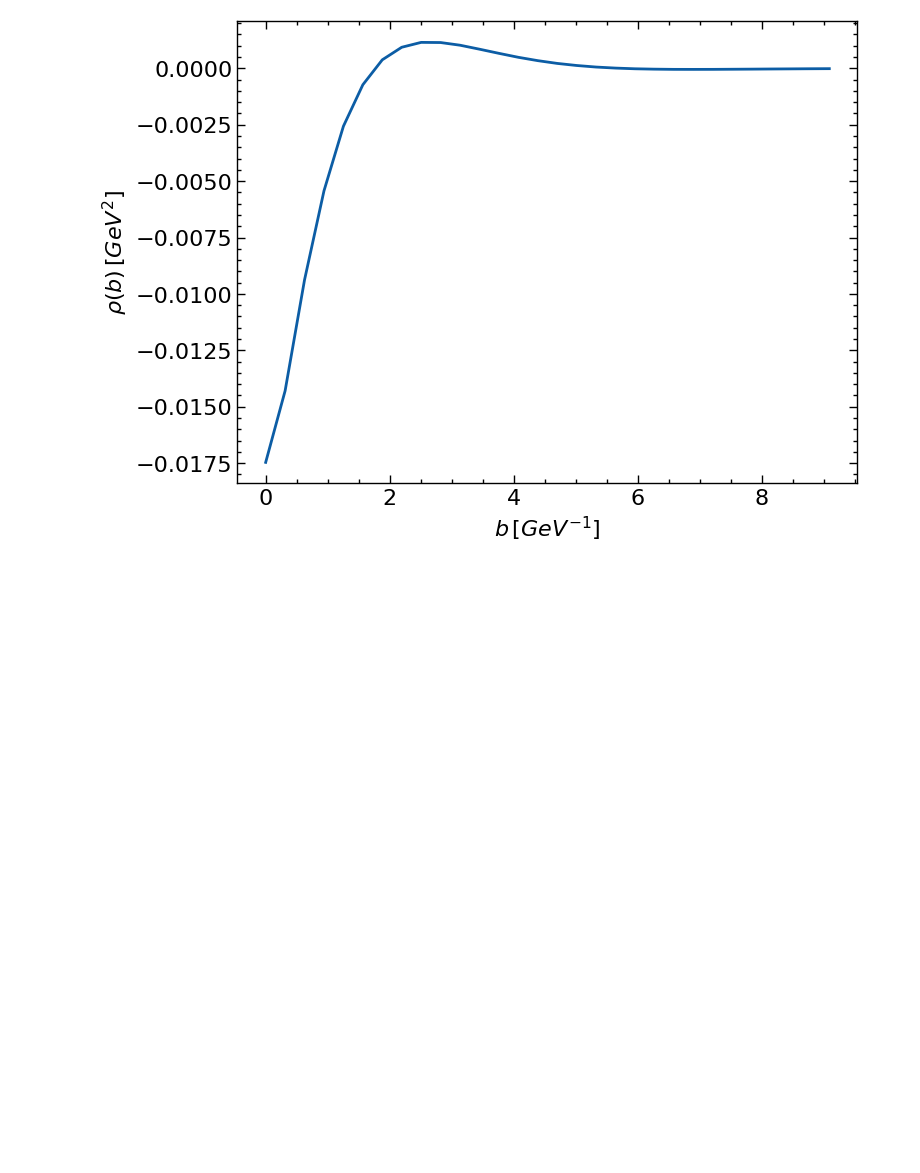
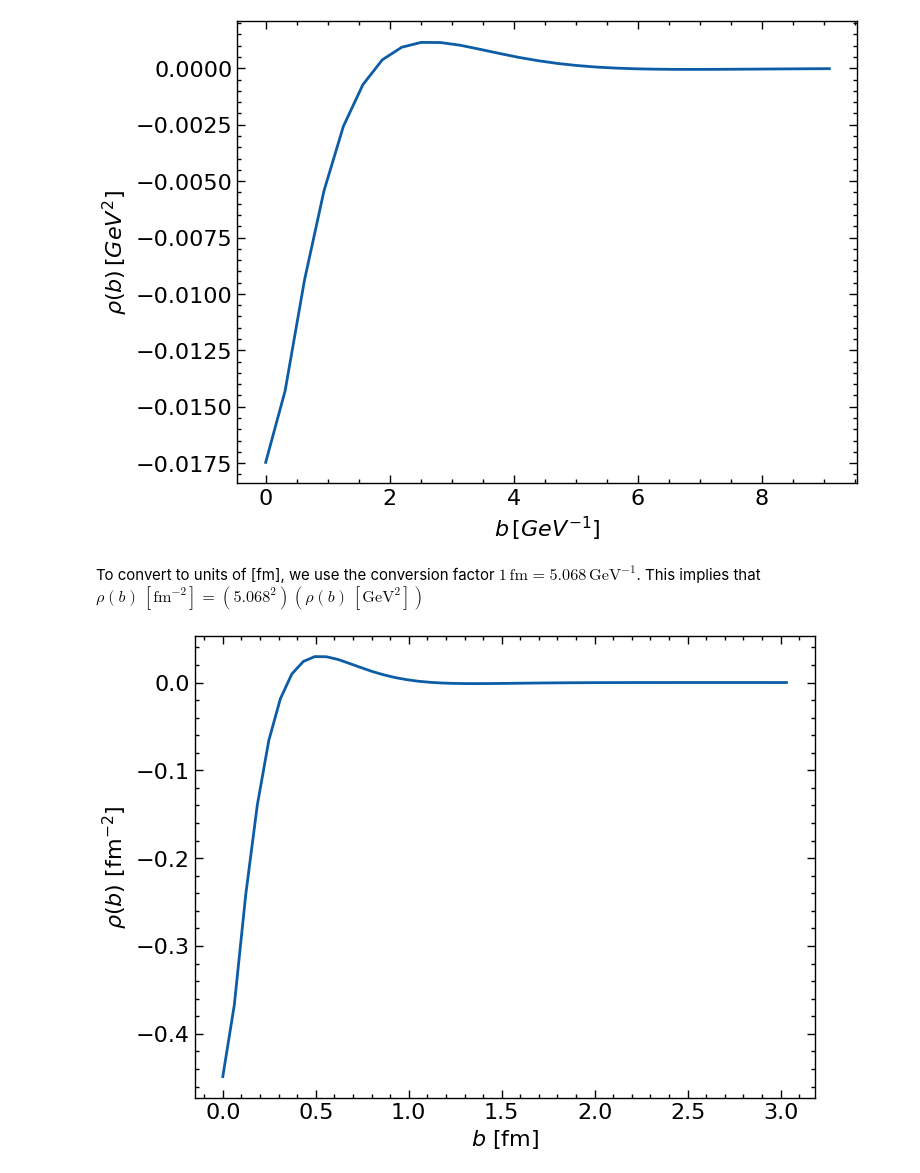
Before and after one commit to josh0429/neutron-distribution, a Jupyter notebook: neutron-dist-notes.ipynb, the cells around one changed output. Cells and saved outputs as stored; diff of their text form; code cells hidden in the pictures; blank space fills up the shorter version.

Commit message:
Changed units of plot from GeV to fm

```diff
--- a/neutron-dist-notes.ipynb
+++ b/neutron-dist-notes.ipynb
@@ -72,6 +72,11 @@ plt.show()
 # %% [markdown]
 Looks about right. Now we try to fourier transform this.
 # %%
+A = 1.70
+B = 3.30
+a = [1, 2.33]
+b = [1, 14.72, 24.20, 84.1]
+
 def GEn(Q):
     tau = (Q**2)/(4*0.938**2)
     return A*tau / (1 + B*tau) / (1 + Q**2 / 0.71)**2
@@ -126,3 +123,15 @@ plt.ylabel(r'$ \rho(b)\, [GeV^2]$')
 plt.show()
 # %% [output]
 [figure]
+# %% [markdown]
+To convert to units of [fm], we use the conversion factor $1\, \text{fm} = 5.068\, \text{GeV}^{-1}$. This implies that $\rho(b)\, [\text{fm}^{-2}] = (5.068^2) (\rho(b)\, [\text{GeV}^2])$
+# %%
+bfm = bxvals[250,250:500] / 5.068
+rho_b_fm = rho_b[250, 250:500] * ((5.068)**2)
+# %%
+plt.plot(bfm[0:50], rho_b_fm[0:50])
+plt.xlabel(r'$b$ [fm]')
+plt.ylabel(r'$ \rho(b)$ [fm$^{-2}$]')
+plt.show()
+# %% [output]
+[figure, added]
```
Also changed, not shown: parts of 2 cells of this notebook, 1 other file.
